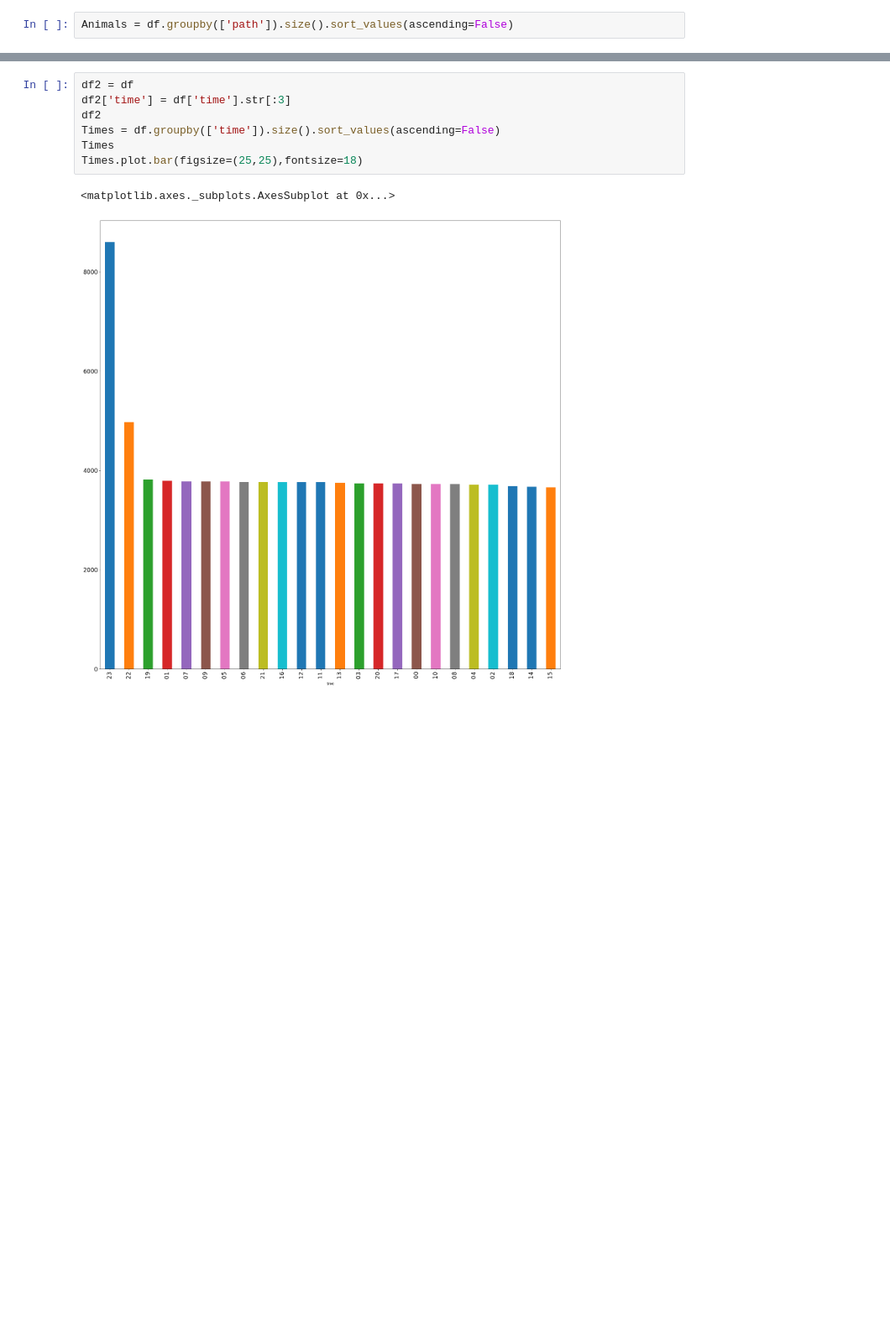
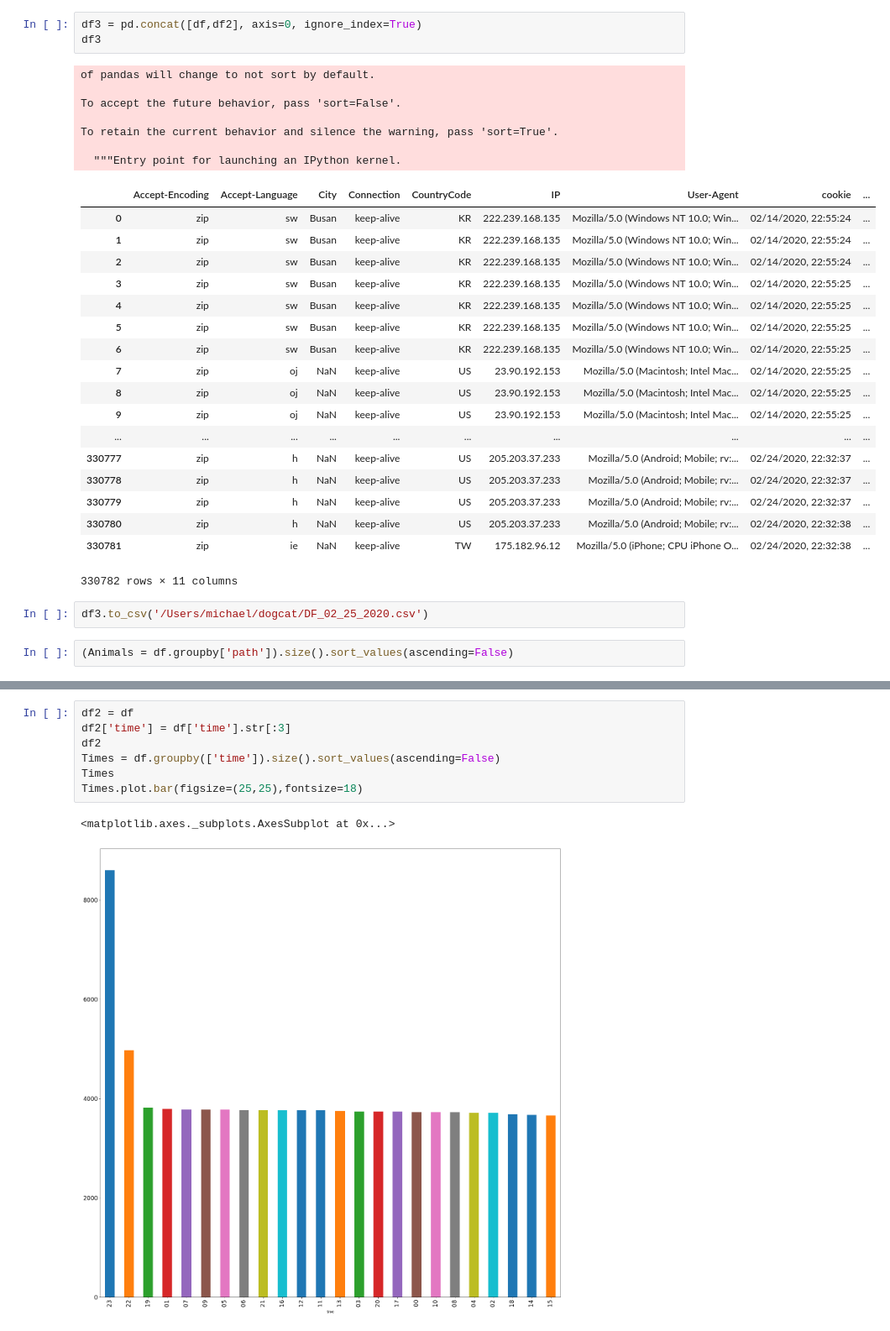
Before and after one commit to msilin/dogcat, a Jupyter notebook: Notebook.ipynb, the cells around one changed output, grey strips where cells are left out. Shown at 84% size. Drawn from its saved outputs; the diff is of its cells as text; blank space fills up the shorter version.

```diff
--- a/Notebook.ipynb
+++ b/Notebook.ipynb
@@ -30,3 +51,34 @@ df
+# %%
+df3 = pd.concat([df,df2], axis=0, ignore_index=True)
+df3
+# %% [output]
+of pandas will change to not sort by default.
+
+To accept the future behavior, pass 'sort=False'.
+
+To retain the current behavior and silence the warning, pass 'sort=True'.
+
+  """Entry point for launching an IPython kernel.
+|  | Accept-Encoding | Accept-Language | City | Connection | CountryCode | IP | User-Agent | cookie | ... |
+| 0 | zip | sw | Busan | keep-alive | KR | 222.239.168.135 | Mozilla/5.0 (Windows NT 10.0; Win... | 02/14/2020, 22:55:24 | ... |
+| 1 | zip | sw | Busan | keep-alive | KR | 222.239.168.135 | Mozilla/5.0 (Windows NT 10.0; Win... | 02/14/2020, 22:55:24 | ... |
+| 2 | zip | sw | Busan | keep-alive | KR | 222.239.168.135 | Mozilla/5.0 (Windows NT 10.0; Win... | 02/14/2020, 22:55:24 | ... |
+| 3 | zip | sw | Busan | keep-alive | KR | 222.239.168.135 | Mozilla/5.0 (Windows NT 10.0; Win... | 02/14/2020, 22:55:25 | ... |
+| 4 | zip | sw | Busan | keep-alive | KR | 222.239.168.135 | Mozilla/5.0 (Windows NT 10.0; Win... | 02/14/2020, 22:55:25 | ... |
+| 5 | zip | sw | Busan | keep-alive | KR | 222.239.168.135 | Mozilla/5.0 (Windows NT 10.0; Win... | 02/14/2020, 22:55:25 | ... |
+| 6 | zip | sw | Busan | keep-alive | KR | 222.239.168.135 | Mozilla/5.0 (Windows NT 10.0; Win... | 02/14/2020, 22:55:25 | ... |
+| 7 | zip | oj | NaN | keep-alive | US | 23.90.192.153 | Mozilla/5.0 (Macintosh; Intel Mac... | 02/14/2020, 22:55:25 | ... |
+| 8 | zip | oj | NaN | keep-alive | US | 23.90.192.153 | Mozilla/5.0 (Macintosh; Intel Mac... | 02/14/2020, 22:55:25 | ... |
+| 9 | zip | oj | NaN | keep-alive | US | 23.90.192.153 | Mozilla/5.0 (Macintosh; Intel Mac... | 02/14/2020, 22:55:25 | ... |
+| ... | ... | ... | ... | ... | ... | ... | ... | ... | ... |
+| 330777 | zip | h | NaN | keep-alive | US | 205.203.37.233 | Mozilla/5.0 (Android; Mobile; rv:... | 02/24/2020, 22:32:37 | ... |
+| 330778 | zip | h | NaN | keep-alive | US | 205.203.37.233 | Mozilla/5.0 (Android; Mobile; rv:... | 02/24/2020, 22:32:37 | ... |
+| 330779 | zip | h | NaN | keep-alive | US | 205.203.37.233 | Mozilla/5.0 (Android; Mobile; rv:... | 02/24/2020, 22:32:37 | ... |
+| 330780 | zip | h | NaN | keep-alive | US | 205.203.37.233 | Mozilla/5.0 (Android; Mobile; rv:... | 02/24/2020, 22:32:38 | ... |
+| 330781 | zip | ie | NaN | keep-alive | TW | 175.182.96.12 | Mozilla/5.0 (iPhone; CPU iPhone O... | 02/24/2020, 22:32:38 | ... |
+330782 rows × 11 columns
+# %%
+df3.to_csv('/Users/michael/dogcat/DF_02_25_2020.csv')
 # %%
-Animals = df.groupby(['path']).size().sort_values(ascending=False)
+(Animals = df.groupby['path']).size().sort_values(ascending=False)
 # %%
```
Also changed, not shown: parts of 11 cells of this notebook, 4 other files.
